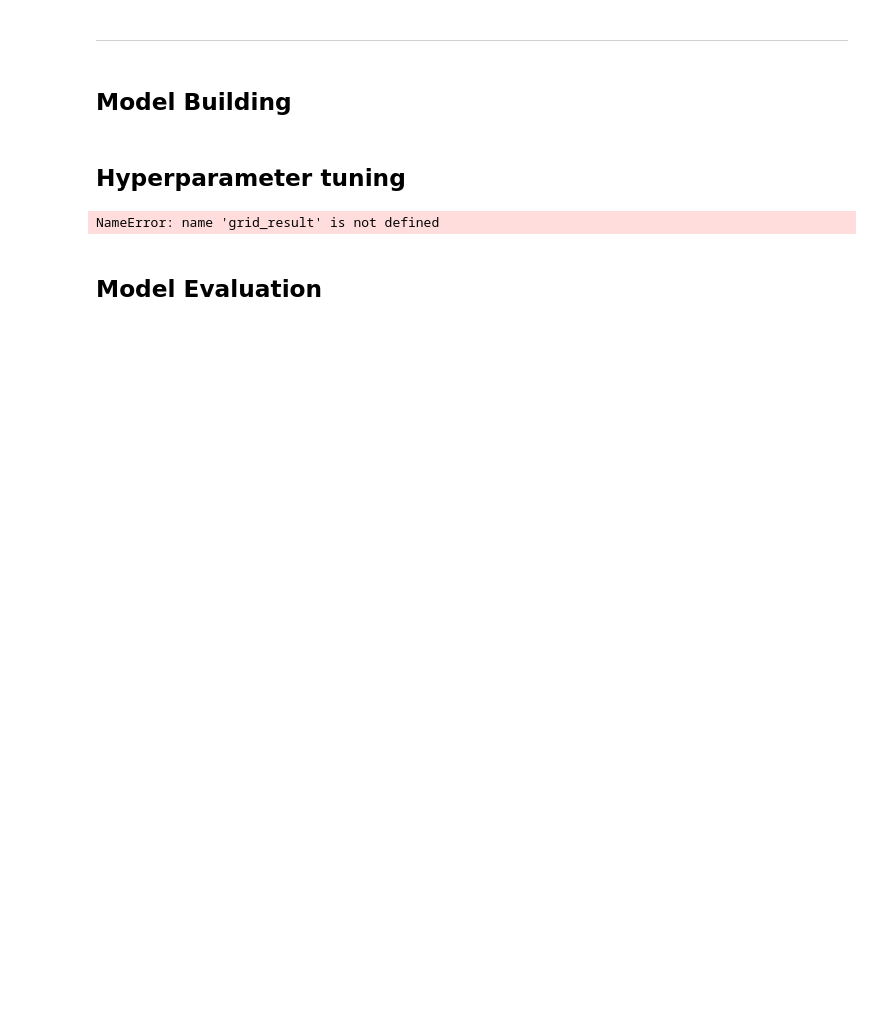
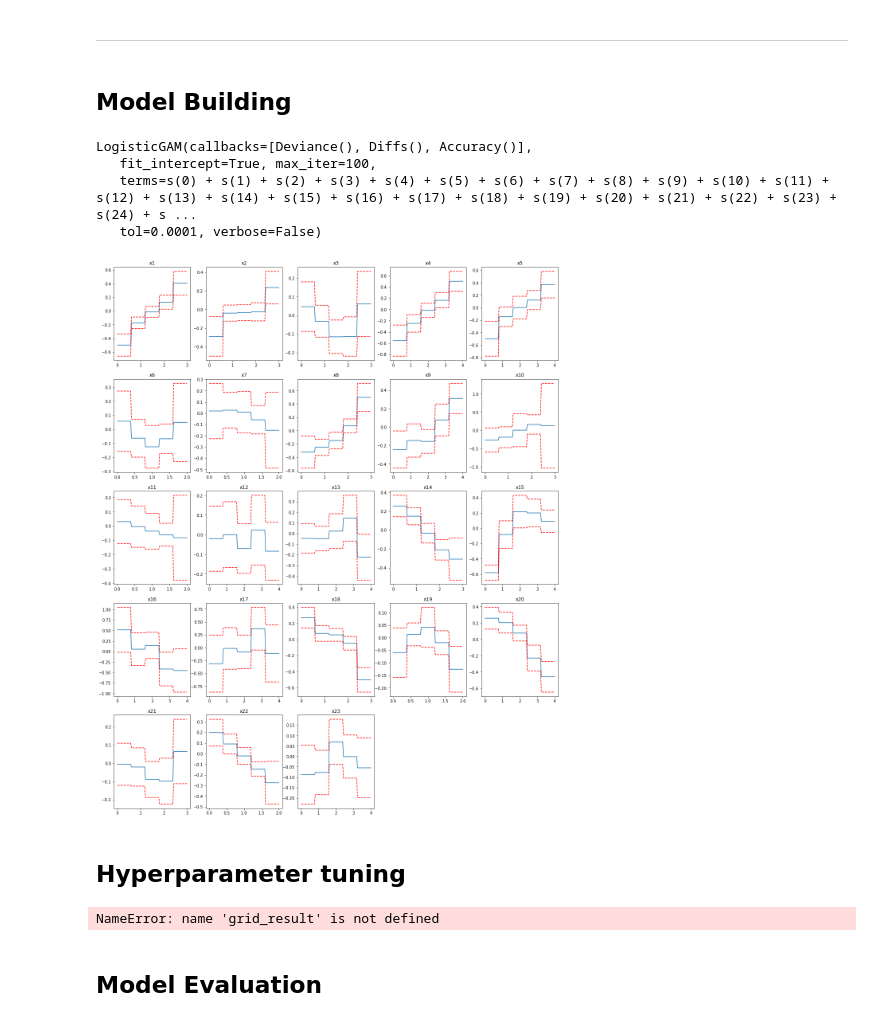
Before and after one commit to sumermalhotra/Heloc_group_project_6, a Jupyter notebook: Project.ipynb, the cells around one changed output. Cells and saved outputs as stored; diff of their text form; code cells hidden in the pictures; blank space fills up the shorter version.

Commit message:
added Davids work, ordering needs fixing

```diff
--- a/Project.ipynb
+++ b/Project.ipynb
@@ -270,8 +312,40 @@ feature_selection_df
 ---
 # %% [markdown]
 ## Model Building
+# %%
+# split dataset into train and testing for model evaluation
+heloc_train=heloc_train_tmp
+heloc_test=heloc_test_tmp
+
+X_train = heloc_train.drop('RiskFlag', axis=1)
+y_train = heloc_train['RiskFlag']
+X_test = heloc_test.drop('RiskFlag', axis=1)
+y_test = heloc_test['RiskFlag']
 # %%
-from pygam import LogisticGAM #increased flexibility on our models features.
+from pygam import LogisticGAM, l, s, f #increased flexibility on our models features.
+
+gam = LogisticGAM(spline_order=0,n_splines=5)
+# %%
+gam.fit(X_train, y_train)
+# %% [output]
+LogisticGAM(callbacks=[Deviance(), Diffs(), Accuracy()],
+   fit_intercept=True, max_iter=100,
+   terms=s(0) + s(1) + s(2) + s(3) + s(4) + s(5) + s(6) + s(7) + s(8) + s(9) + s(10) + s(11) + s(12) + s(13) + s(14) + s(15) + s(16) + s(17) + s(18) + s(19) + s(20) + s(21) + s(22) + s(23) + s(24) + s ...
+   tol=0.0001, verbose=False)
+# %%
+fig = plt.figure(figsize =(20,25))
+titles = features
+
+for i in range(0,23):
+    XX = gam.generate_X_grid(term=i)
+    pdep, confi = gam.partial_dependence(term=i, width=.95)
+
+    ax1=plt.subplot(5,5,i+1)
+    plt.plot(XX[:, i], pdep)
+    plt.plot(XX[:, i], confi, c='r', ls='--')
+    plt.title(titles[i])
+# %% [output]
+[figure, added]
 # %% [markdown]
 ## Hyperparameter tuning
 # %%
```
Also changed, not shown: parts of 39 cells of this notebook.
